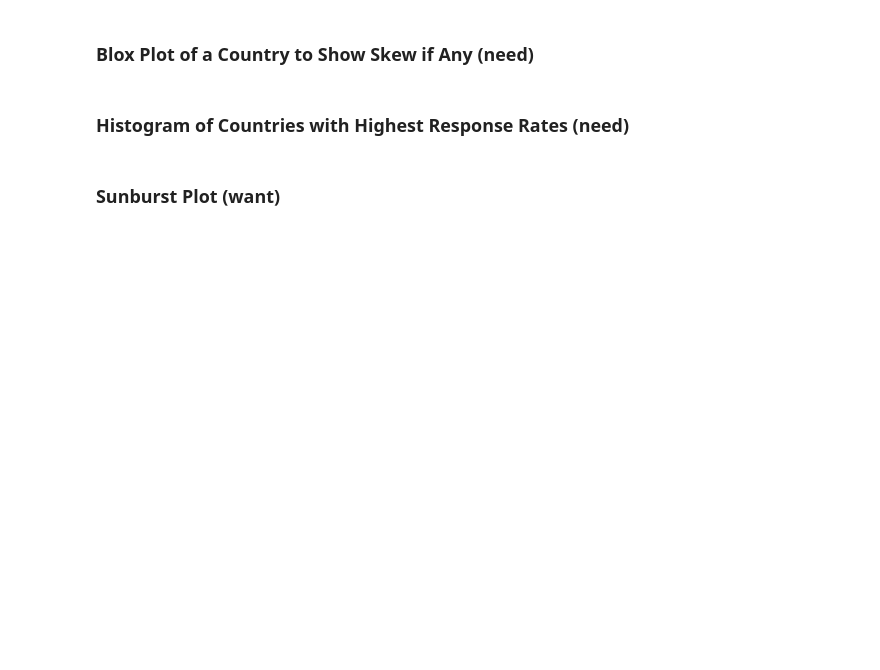
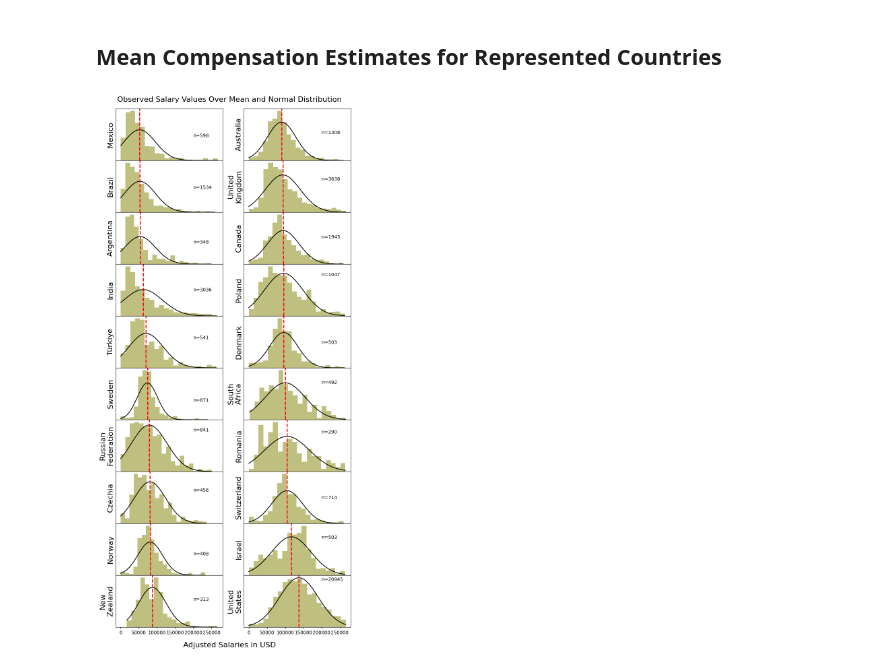
Before and after one commit to lmg1404/data_professionals_analysis, a Jupyter notebook: analysis.ipynb, the cells around one changed output. Saved outputs shown, nothing was run; the diff lists cells and outputs as text; code cells hidden in the pictures; blank space fills up the shorter version.

```diff
--- a/analysis.ipynb
+++ b/analysis.ipynb
@@ -197,2 +0,0 @@ countries = get_similar_countries(location, 20)
-# %%
-groupped = location.groupby("year")
@@ -311,3 +0,0 @@ Look at Greece
-# %%
-country = location[location["country"] == "GRC"]
-country.groupby('year')["convertedcompyearly"].mean()
@@ -321,0 +118,2 @@ Name: convertedcompyearly, dtype: float64
+# %%
+alpha2_to_name = {country.alpha_2: country.name for country in pycountry.countries}
@@ -682,6 +236,50 @@ plt.show()
-# %% [markdown]
-### Blox Plot of a Country to Show Skew if Any (need)
-# %% [markdown]
-### Histogram of Countries with Highest Response Rates (need)
-# %% [markdown]
-### Sunburst Plot (want)
+# %%
+countries = get_similar_countries(merged, 20)
+
+# now we sort the countries by overall averages for later use
+sort = merged[merged["country"].isin(countries)].groupby("country")["usd_2023"].mean().sort_values()
+countries = list(sort.index)
+# %% [markdown]
+## Mean Compensation Estimates for Represented Countries
+# %%
+first_half = countries[:len(countries)//2]
+second_half = countries[len(countries)//2:]
+length = max(len(first_half), len(second_half))
+
+fig, axes = plt.subplots(length, 2, sharex=True, figsize=(9, 20))
+for i in range(length):
+    working = merged[merged["country"] == first_half[i]]
+    mean_value = working["usd_2023"].mean()
+
+    param = norm.fit(working["usd_2023"])
+    x = np.linspace(working["usd_2023"].min(), working["usd_2023"].max(), 100)
+    pdf_fitted = norm.pdf(x, *param)
+
+    axes[i, 0].plot(x, pdf_fitted, color='black', label="Normal distribution")
+    axes[i, 0].axvline(mean_value, color='red', linestyle='dashed', linewidth=2, label='Mean')
+    axes[i, 0].hist(working["usd_2023"], bins=20, alpha=0.5, density=True, label="Actual distribution", color='olive')
+    axes[i, 0].set_yticks([])
+    axes[i, 0].set_ylabel("\n".join(alpha2_to_name[first_half[i]].split(" ")), fontsize=16)
+    axes[i, 0].text(200000, 7e-6, f"n={len(working)}")
+
+    working = merged[merged["country"] == second_half[i]]
+    mean_value = working["usd_2023"].mean()
+
+    param = norm.fit(working["usd_2023"])
+    x = np.linspace(working["usd_2023"].min(), working["usd_2023"].max(), 100)
+    pdf_fitted = norm.pdf(x, *param)
+
+    axes[i, 1].plot(x, pdf_fitted, color='black', label="Normal distribution")
+    axes[i, 1].axvline(mean_value, color='red', linestyle='dashed', linewidth=2, label='Mean')
+    axes[i, 1].hist(working["usd_2023"], bins=20, alpha=0.5, density=True, label="Actual distribution", color='olive')
+    axes[i, 1].set_yticks([])
+    axes[i, 1].set_ylabel("\n".join(alpha2_to_name[second_half[i]].split(" ")), fontsize=16)
+    axes[i, 1].text(200000, 7e-6, f"n={len(working)}")
+
+fig.text(0.5, 0.08, 'Adjusted Salaries in USD', ha='center', fontsize=16)
+fig.text(0.5, 0.89, 'Observed Salary Values Over Mean and Normal Distribution', ha='center', fontsize=16)
+
+plt.subplots_adjust(hspace=0)
+plt.show()
+# %% [output]
+[figure, added]
```
Also changed, not shown: parts of 112 cells of this notebook, 8 other files.
